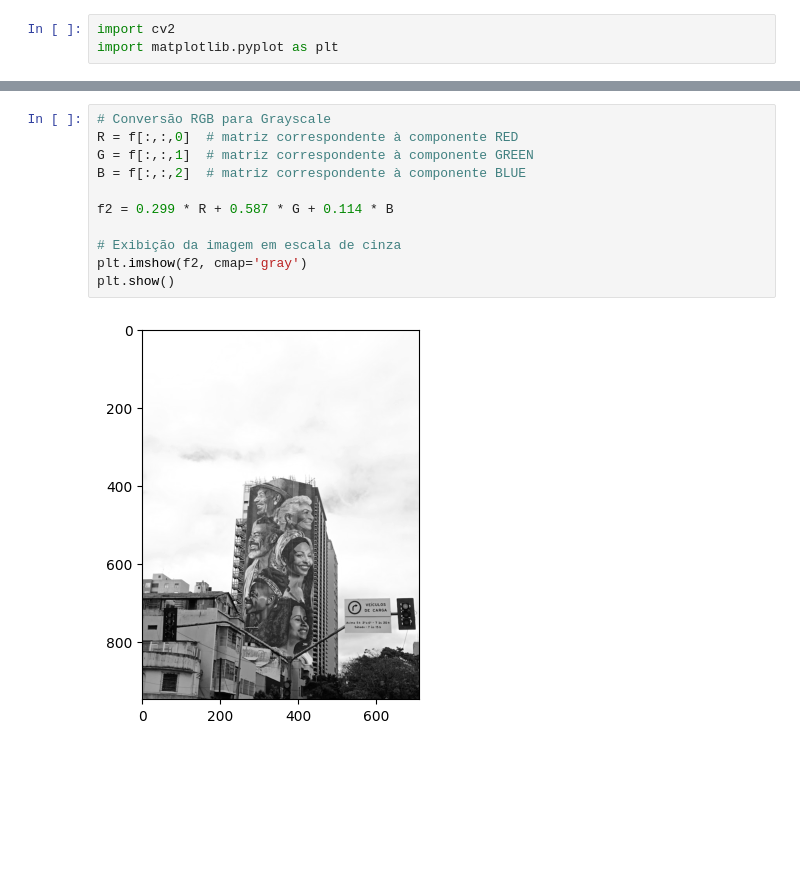
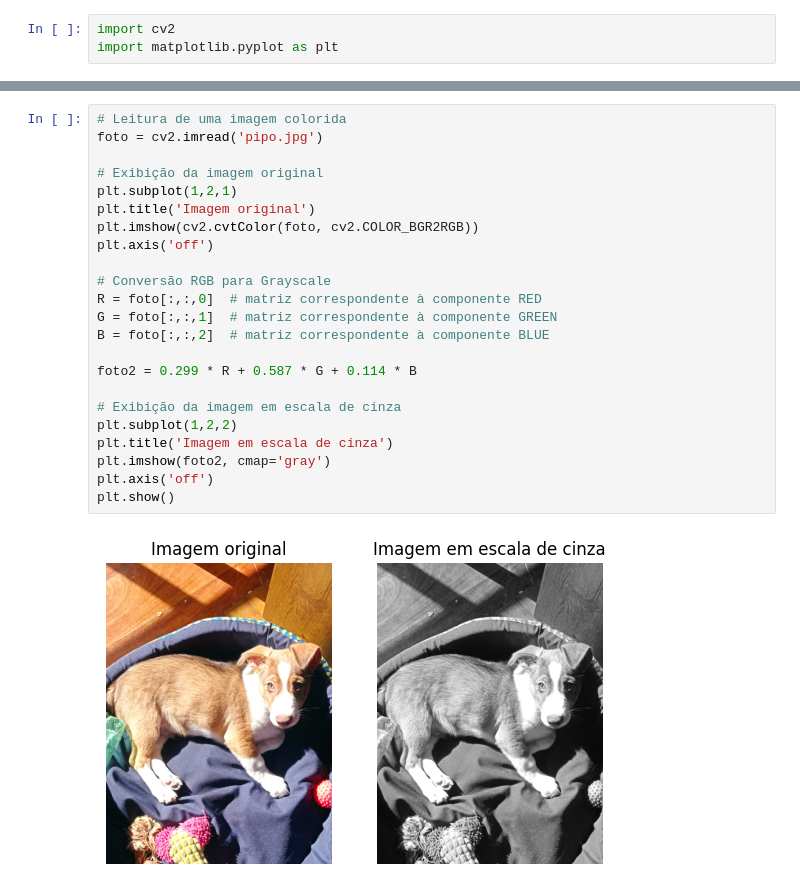
Before and after one commit to JoaoMMenezes/Processamento-Digital-de-Imagens, a Jupyter notebook: exercise_0.ipynb, the cells around one changed output, grey strips where cells are left out. Drawn from its saved outputs; the diff is of its cells as text; blank space fills up the shorter version.

```diff
--- a/exercise_0.ipynb
+++ b/exercise_0.ipynb
@@ -13,13 +7,25 @@ plt.show()
 # %%
+# Leitura de uma imagem colorida
+foto = cv2.imread('pipo.jpg')
+
+# Exibição da imagem original
+plt.subplot(1,2,1)
+plt.title('Imagem original')
+plt.imshow(cv2.cvtColor(foto, cv2.COLOR_BGR2RGB))
+plt.axis('off')
+
 # Conversão RGB para Grayscale
-R = f[:,:,0]  # matriz correspondente à componente RED
-G = f[:,:,1]  # matriz correspondente à componente GREEN
-B = f[:,:,2]  # matriz correspondente à componente BLUE
+R = foto[:,:,0]  # matriz correspondente à componente RED
+G = foto[:,:,1]  # matriz correspondente à componente GREEN
+B = foto[:,:,2]  # matriz correspondente à componente BLUE
 
-f2 = 0.299 * R + 0.587 * G + 0.114 * B
+foto2 = 0.299 * R + 0.587 * G + 0.114 * B
 
 # Exibição da imagem em escala de cinza
-plt.imshow(f2, cmap='gray')
+plt.subplot(1,2,2)
+plt.title('Imagem em escala de cinza')
+plt.imshow(foto2, cmap='gray')
+plt.axis('off')
 plt.show()
 # %% [output]
-[figure, old version]
+[figure, new version]
```
Also changed, not shown: parts of 6 cells of this notebook, 2 other files.
